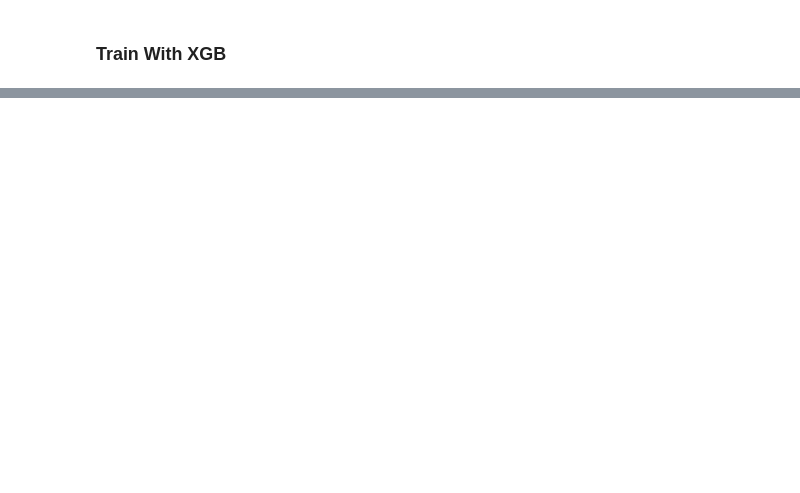
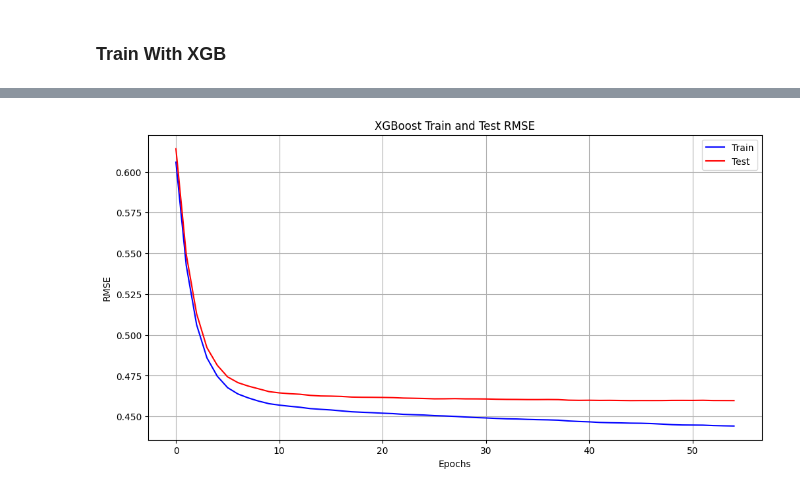
Before and after one commit to CSE151A-Project/151A-project, a Jupyter notebook: Milestone4.ipynb, the cells around one changed output, grey strips where cells are left out. Cells and saved outputs as stored; diff of their text form; code cells hidden in the pictures; blank space fills up the shorter version.

```diff
--- a/Milestone4.ipynb
+++ b/Milestone4.ipynb
@@ -214,5 +307,6 @@ Train MSE: 0.159454
 # %%
-model = xgb.train(param, dtrain, num_round, evals=[(dtest, 'test')], early_stopping_rounds=10)
+evals_result = {}
+model = xgb.train(param, dtrain, num_round, evals=[(dtrain, 'train'),(dtest, 'test')],evals_result = evals_result, early_stopping_rounds=10)
 
 y_pred = model.predict(dtest)
 
@@ -240,0 +355,21 @@ Test MSE: 0.181280
+# %%
+# Plotting xboost results
+def xboost_graph(evals_result, ax = None):
+
+    if ax is None:
+        fig, ax = plt.subplots(1, 1, figsize=(12, 6))
+
+    train_rmse = evals_result['train']['rmse']
+    test_rmse = evals_result['test']['rmse']
+    x = range(len(train_rmse))
+    ax.plot(x, train_rmse, label='Train', color = 'blue')
+    ax.plot(x, test_rmse, label='Test', color = 'red')
+    ax.legend()
+    ax.grid(True)
+    ax.set_ylabel('RMSE')
+    ax.set_xlabel('Epochs')
+    ax.set_title('XGBoost Train and Test RMSE')
+# %%
+xboost_graph(evals_result)
+# %% [output]
+[figure, added]
```
Also changed, not shown: parts of 23 cells of this notebook.
